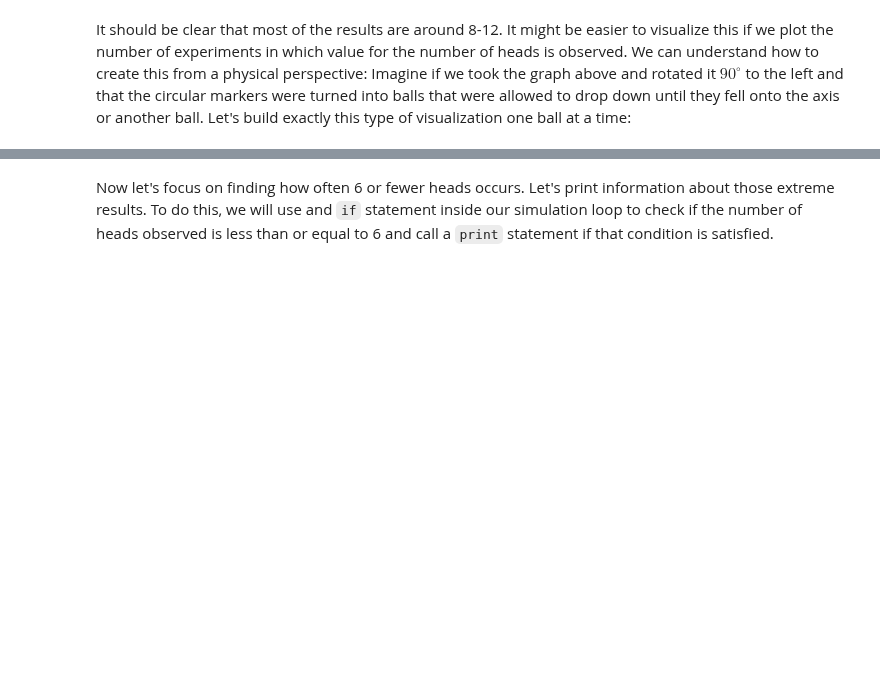
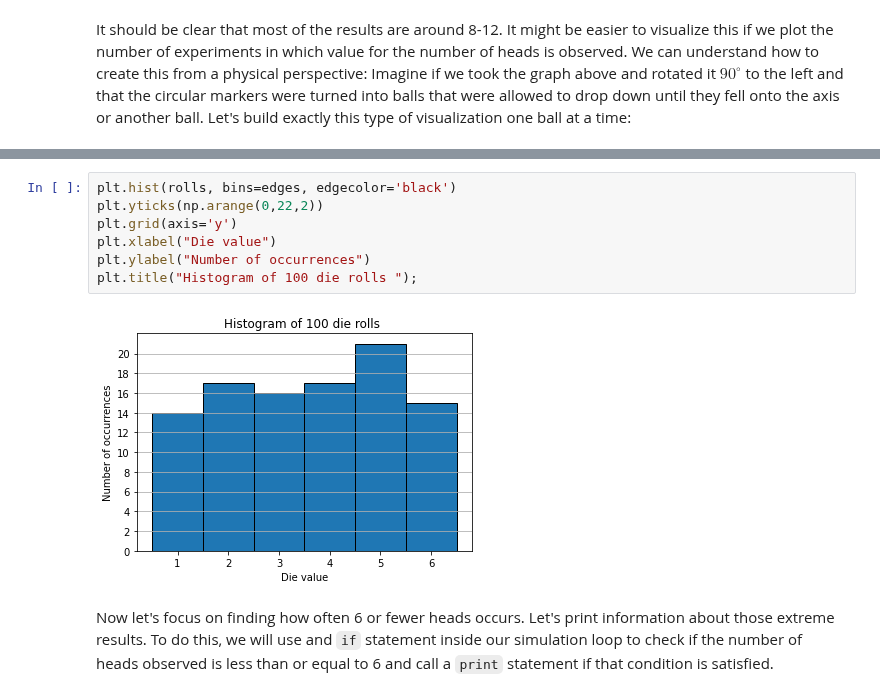
Before and after one commit to tangchen/Foundations-of-Data-Science-with-Python, a Jupyter notebook: 02/first-stats-sims.ipynb, the cells around one changed output, grey strips where cells are left out. Saved outputs shown, nothing was run; the diff lists cells and outputs as text; blank space fills up the shorter version.

```diff
--- a/02/first-stats-sims.ipynb
+++ b/02/first-stats-sims.ipynb
@@ -125,3 +183,12 @@ It should be clear that most of the results are around 8-12.  It might be easier
+# %%
+plt.hist(rolls, bins=edges, edgecolor='black')
+plt.yticks(np.arange(0,22,2))
+plt.grid(axis='y')
+plt.xlabel("Die value")
+plt.ylabel("Number of occurrences")
+plt.title("Histogram of 100 die rolls ");
+# %% [output]
+[figure, added]
 # %% [markdown]
 Now let's focus on finding how often 6 or fewer heads occurs. Let's print information about those extreme results. To do this, we will use and `if` statement inside our simulation loop to check if the number of heads observed is less than or equal to 6 and call a `print` statement if that condition is satisfied.
 # %%
```
Also changed, not shown: parts of 11 cells of this notebook.
